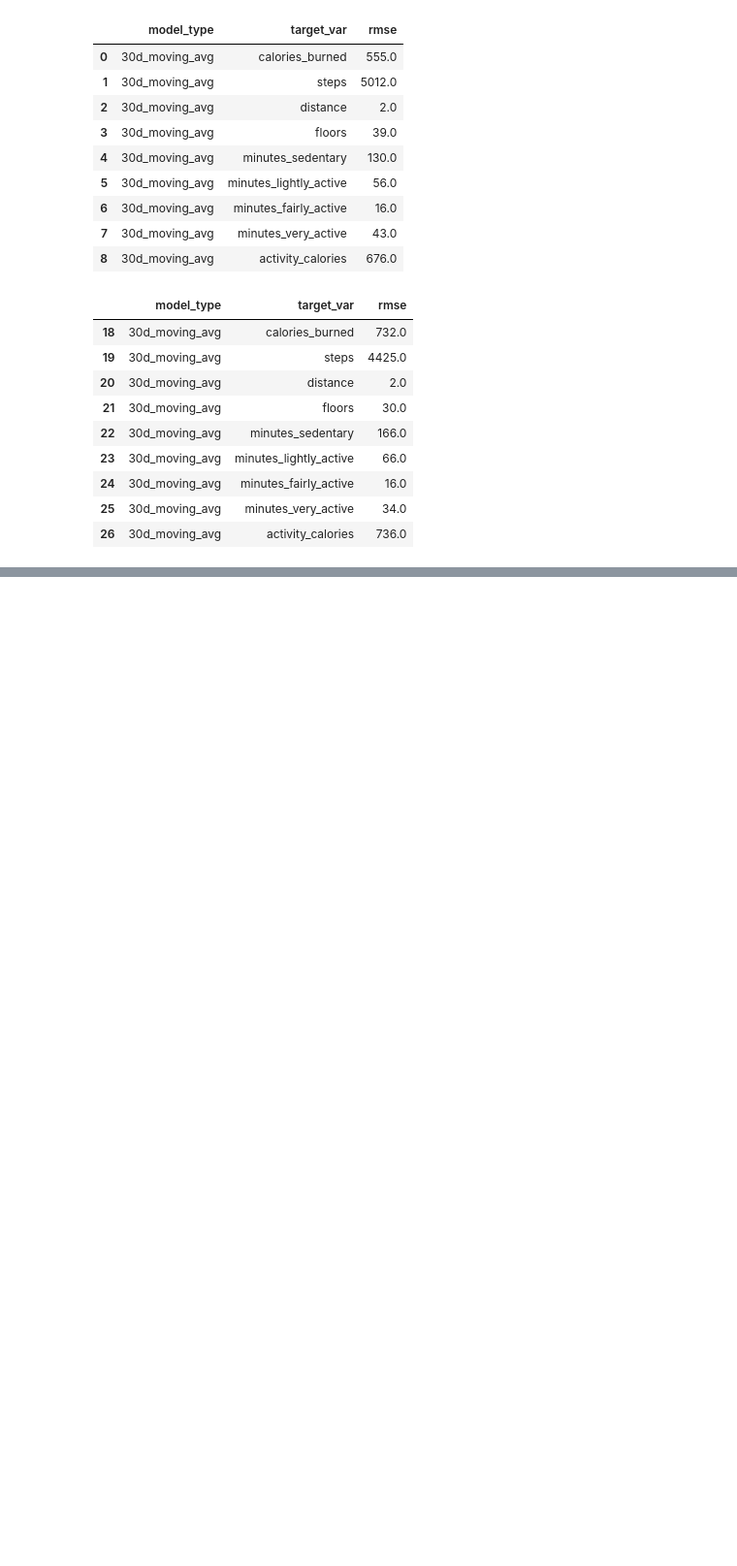
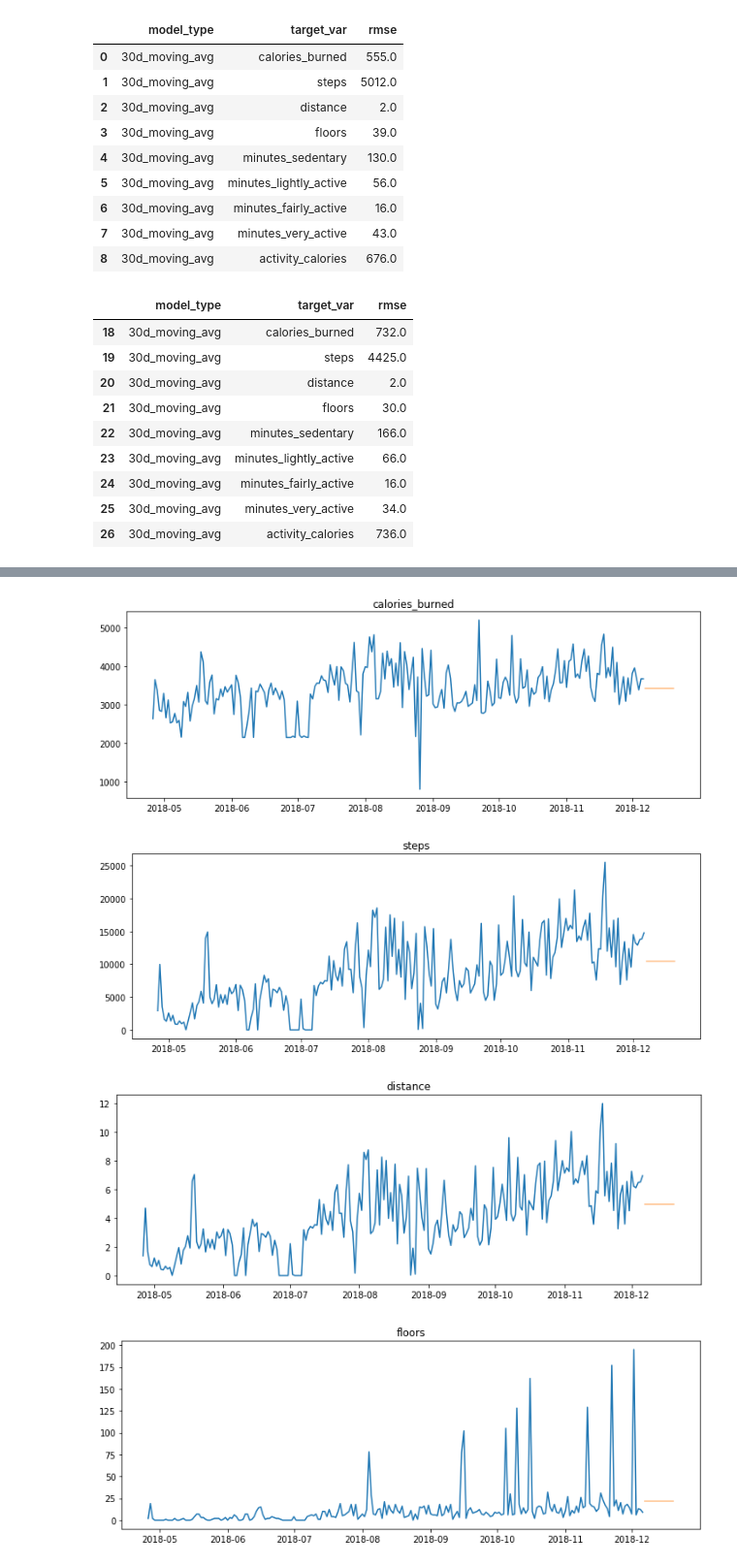
Before and after one commit to Brandon-Martinez27/fitbit_time_series_forecasting, a Jupyter notebook: model.ipynb, the cells around one changed output, grey strips where cells are left out. Shown at 97% size. Cells and saved outputs as stored; diff of their text form; code cells hidden in the pictures; blank space fills up the shorter version.

Commit message:
update notebooks, finish modeling and final notebook, add predictions, update model functions

```diff
--- a/model.ipynb
+++ b/model.ipynb
@@ -656,0 +676,9 @@ print(f'The % improvement for our model is {percent_improve}%')
+# %%
+# set predictions to be the 30 day rolling avg
+period = 30
+
+d = {}
+for col in train.columns:
+    d[col] = round(train[col].rolling(period).mean().iloc[-1], 2)
+yhat_df = make_predictions(d, test)
+yhat_df.tail(3)
@@ -656,0 +691,22 @@ print(f'The % improvement for our model is {percent_improve}%')
+# %%
+# adding two weeks to the end of test since index
+# is sorted by date
+yhat_df.index = test.index + pd.Timedelta('2W')
+# %%
+# filtering so that that yhat is exactly 2 weeks after last day in data
+yhat_df = yhat_df[-14:]
+# %%
+def final_plot(df, yhat_df, target_var):
+    plt.figure(figsize=(12,4))
+    plt.plot(df[target_var], label='train')
+    plt.plot(yhat_df[target_var], alpha=.5)
+    plt.title(target_var)
+    plt.show()
+
+for col in df.columns:
+    final_plot(df, yhat_df, col)
+# %% [output]
+[figure, added]
+[figure, added]
+[figure, added]
+[figure, added]
```
Also changed, not shown: parts of 7 cells of this notebook, 4 other files.
